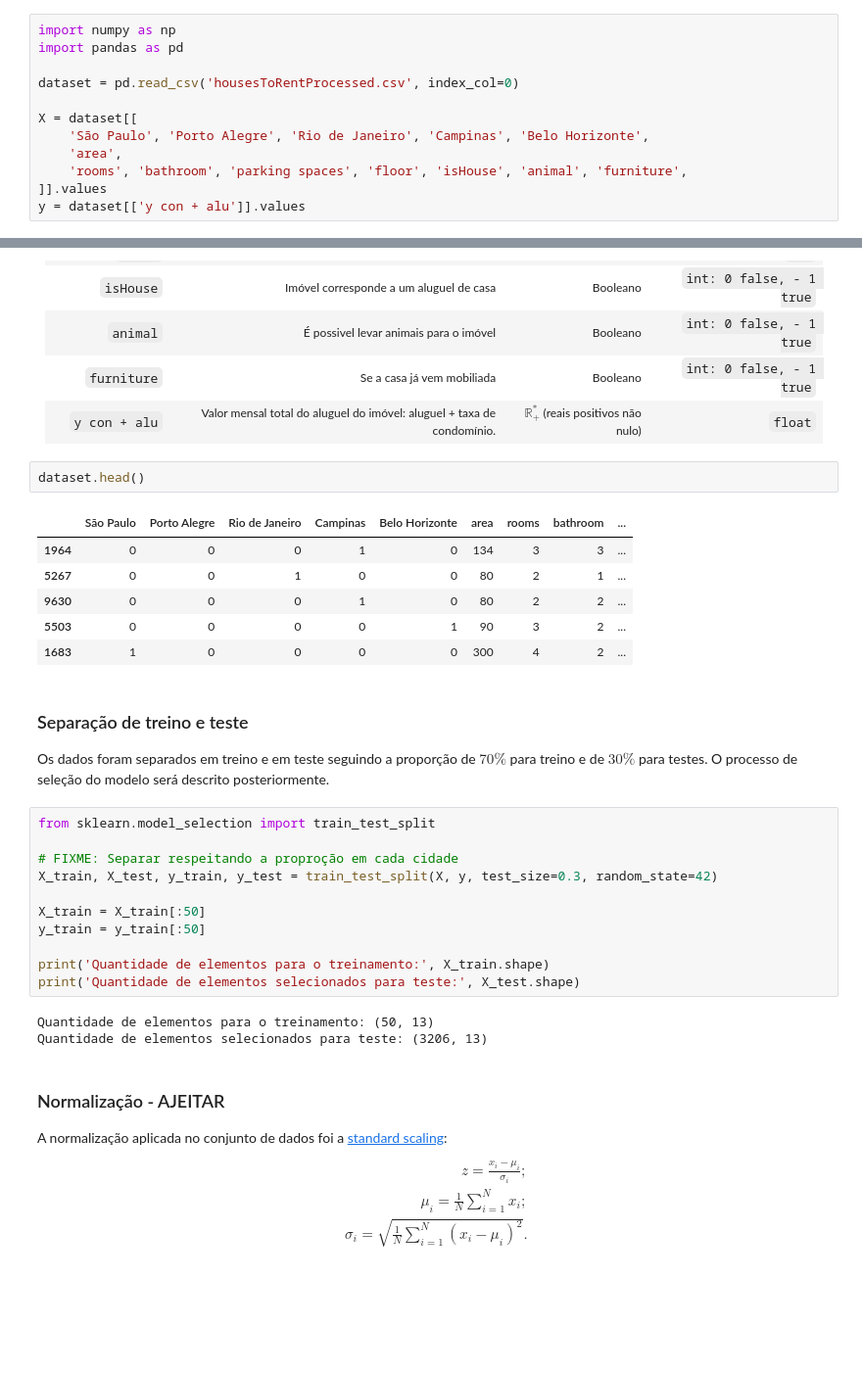
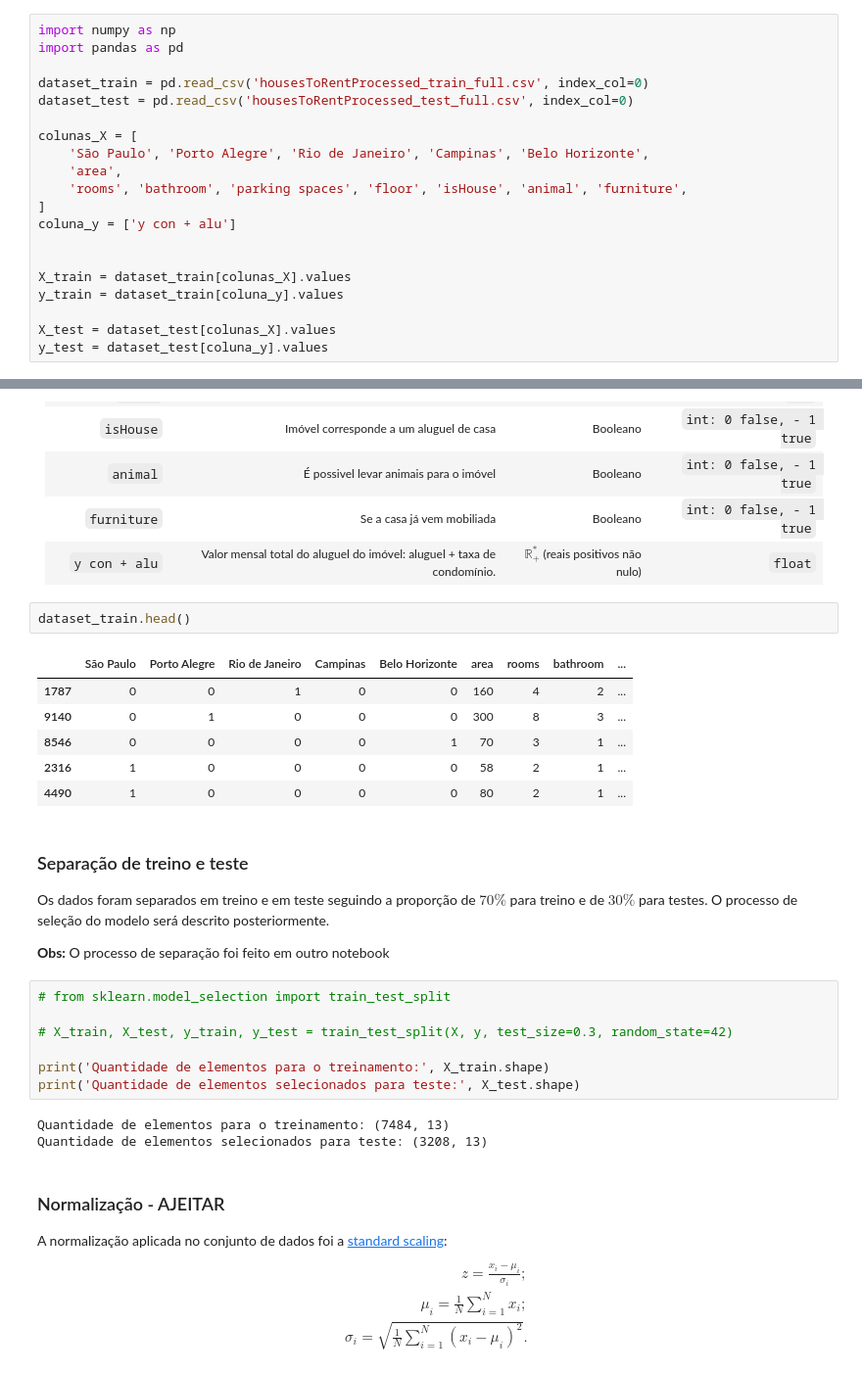
Before and after one commit to JordaoMemoria/topicosTrabalhoFinal, a Jupyter notebook: TreinamentoRegressao.ipynb, the cells around one changed output, grey strips where cells are left out. Shown at 98% size. Drawn from its saved outputs; the diff is of its cells as text; blank space fills up the shorter version.

```diff
--- a/TreinamentoRegressao.ipynb
+++ b/TreinamentoRegressao.ipynb
@@ -21,14 +21,22 @@ bo_max_iter=50
 import numpy as np
 import pandas as pd
 
-dataset = pd.read_csv('housesToRentProcessed.csv', index_col=0)
+dataset_train = pd.read_csv('housesToRentProcessed_train_full.csv', index_col=0)
+dataset_test = pd.read_csv('housesToRentProcessed_test_full.csv', index_col=0)
 
-X = dataset[[
+colunas_X = [
     'São Paulo', 'Porto Alegre', 'Rio de Janeiro', 'Campinas', 'Belo Horizonte',
     'area',
     'rooms', 'bathroom', 'parking spaces', 'floor', 'isHouse', 'animal', 'furniture',
-]].values
-y = dataset[['y con + alu']].values
+]
+coluna_y = ['y con + alu']
+
+
+X_train = dataset_train[colunas_X].values
+y_train = dataset_train[coluna_y].values
+
+X_test = dataset_test[colunas_X].values
+y_test = dataset_test[coluna_y].values
 # %% [markdown]
 ### Descrição do conjunto de dados
 
@@ -48,32 +56,30 @@ y = dataset[['y con + alu']].values
 | `furniture`      | Se a casa já vem mobiliada                          | Booleano | `int: 0 false, - 1 true` |
 | `y con + alu`    | Valor mensal total do aluguel do imóvel: aluguel + taxa de condomínio. | $\mathbb{R}^*_{+}$  (reais positivos não nulo) | `float` |
 # %%
-dataset.head()
+dataset_train.head()
 # %% [output]
 |  | São Paulo | Porto Alegre | Rio de Janeiro | Campinas | Belo Horizonte | area | rooms | bathroom | ... |
-| 1964 | 0 | 0 | 0 | 1 | 0 | 134 | 3 | 3 | ... |
-| 5267 | 0 | 0 | 1 | 0 | 0 | 80 | 2 | 1 | ... |
-| 9630 | 0 | 0 | 0 | 1 | 0 | 80 | 2 | 2 | ... |
-| 5503 | 0 | 0 | 0 | 0 | 1 | 90 | 3 | 2 | ... |
-| 1683 | 1 | 0 | 0 | 0 | 0 | 300 | 4 | 2 | ... |
+| 1787 | 0 | 0 | 1 | 0 | 0 | 160 | 4 | 2 | ... |
+| 9140 | 0 | 1 | 0 | 0 | 0 | 300 | 8 | 3 | ... |
+| 8546 | 0 | 0 | 0 | 0 | 1 | 70 | 3 | 1 | ... |
+| 2316 | 1 | 0 | 0 | 0 | 0 | 58 | 2 | 1 | ... |
+| 4490 | 1 | 0 | 0 | 0 | 0 | 80 | 2 | 1 | ... |
 # %% [markdown]
 ### Separação de treino e teste
 
 Os dados foram separados em treino e em teste seguindo a proporção de $70\%$ para treino e de $30\%$ para testes. O processo de seleção do modelo será descrito posteriormente.
+
+**Obs:** O processo de separação foi feito em outro notebook
 # %%
-from sklearn.model_selection import train_test_split
+# from sklearn.model_selection import train_test_split
 
-# FIXME: Separar respeitando a proproção em cada cidade
-X_train, X_test, y_train, y_test = train_test_split(X, y, test_size=0.3, random_state=42)
-
-X_train = X_train[:50]
-y_train = y_train[:50]
+# X_train, X_test, y_train, y_test = train_test_split(X, y, test_size=0.3, random_state=42)
 
 print('Quantidade de elementos para o treinamento:', X_train.shape)
 print('Quantidade de elementos selecionados para teste:', X_test.shape)
 # %% [output]
-Quantidade de elementos para o treinamento: (50, 13)
-Quantidade de elementos selecionados para teste: (3206, 13)
+Quantidade de elementos para o treinamento: (7484, 13)
+Quantidade de elementos selecionados para teste: (3208, 13)
 # %% [markdown]
 ### Normalização - AJEITAR
 
```
Also changed, not shown: parts of 5 cells of this notebook, 8 other files.
